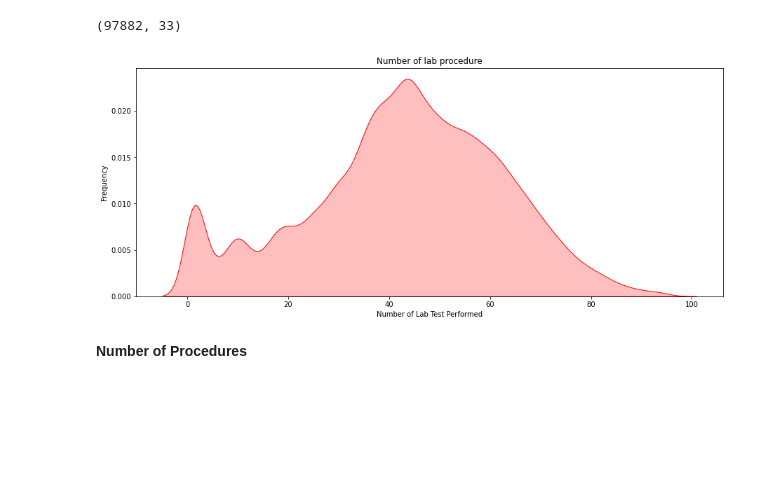
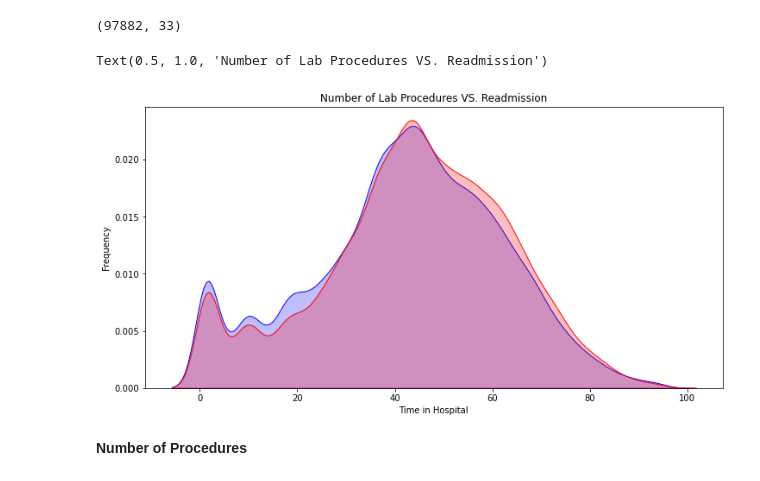
Before and after one commit to akamara05/diabetic_readmissions_project, a Jupyter notebook: Part 2 - EDA .ipynb, the cells around one changed output. Drawn from its saved outputs; the diff is of its cells as text; code cells hidden in the pictures; blank space fills up the shorter version.

```diff
--- a/Part 2 - EDA .ipynb
+++ b/Part 2 - EDA .ipynb
@@ -618,14 +627,15 @@ df = df[(df['num_lab_procedures']>lower_limit)&(df['num_lab_procedures']<upper_l
 df.shape
 # %% [output]
 (97882, 33)
-# %%
-fig = plt.figure(figsize=(15,6),)
-ax=sns.kdeplot(df['num_lab_procedures'], color='r',shade=True)
-# ax=sns.kdeplot(df.loc[(df['time_in_hospital']),'num_lab_procedures'] , color='r',shade=True, label='readmitted')
-ax.set(xlabel='Number of Lab Test Performed', ylabel='Frequency')
-plt.title('Number of lab procedure');
-# %% [output]
-[figure, removed]
+# %%
+fig = plt.figure(figsize=(12,6),)
+ax=sns.kdeplot(df.loc[(df['readmitted'] == 0),'num_lab_procedures'] , color='b',shade=True,label='Not Readmitted')
+ax=sns.kdeplot(df.loc[(df['readmitted'] == 1),'num_lab_procedures'] , color='r',shade=True, label='Readmitted')
+ax.set(xlabel='Time in Hospital', ylabel='Frequency')
+plt.title('Number of Lab Procedures VS. Readmission')
+# %% [output]
+Text(0.5, 1.0, 'Number of Lab Procedures VS. Readmission')
+[figure, added]
 # %% [markdown]
 __Number of Procedures__
 # %%
```
Also changed, not shown: parts of 3 cells of this notebook, 4 other files.
